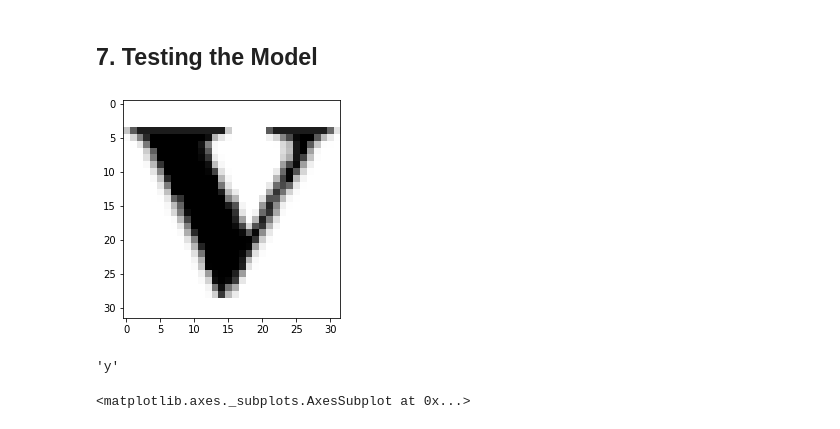
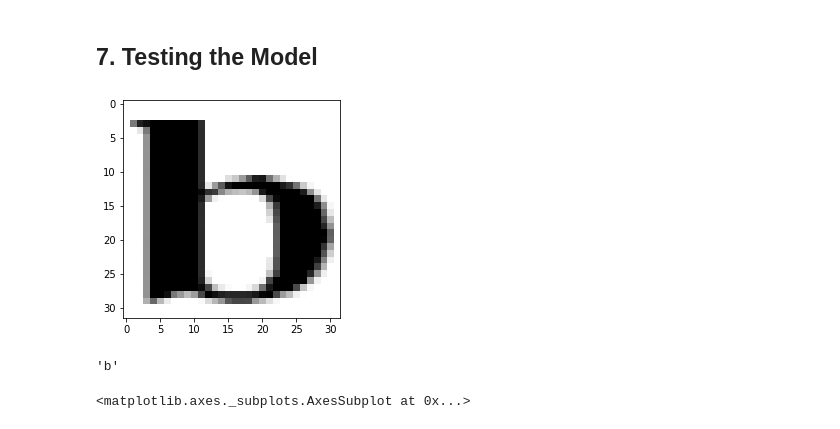
Before and after one commit to Pavithratrdev/Alphabet-Recognition, a Jupyter notebook: AlphabetRecognitionFinal.ipynb, the cells around one changed output. Cells and saved outputs as stored; diff of their text form; code cells hidden in the pictures.

```diff
--- a/AlphabetRecognitionFinal.ipynb
+++ b/AlphabetRecognitionFinal.ipynb
@@ -169,13 +193,13 @@ _________________________________________________________________
 # %% [markdown]
 ## 7. Testing the Model
 # %%
-filename = r'/content/drive/MyDrive/Training Alphabets/v/10.png'
+filename = r'/content/drive/MyDrive/Training Alphabets/b/10.png'
 test_image = image.load_img(filename, target_size = (32,32))
 plt.imshow(test_image)
 test_image = image.img_to_array(test_image)
 test_image = np.expand_dims(test_image, axis = 0)
 # %% [output]
-[figure, old version]
+[figure, new version]
 # %%
 ops = os.listdir('/content/drive/MyDrive/Training Alphabets')
 ops.sort()
@@ -184,7 +208,7 @@ ops = np.array(ops)
 result = model.predict(test_image)
 ops[np.argmax(result)]
 # %% [output]
-'y'
+'b'
 # %%
 labels = test_generator.classes
 # %%
```
Also changed, not shown: parts of 7 cells of this notebook.
